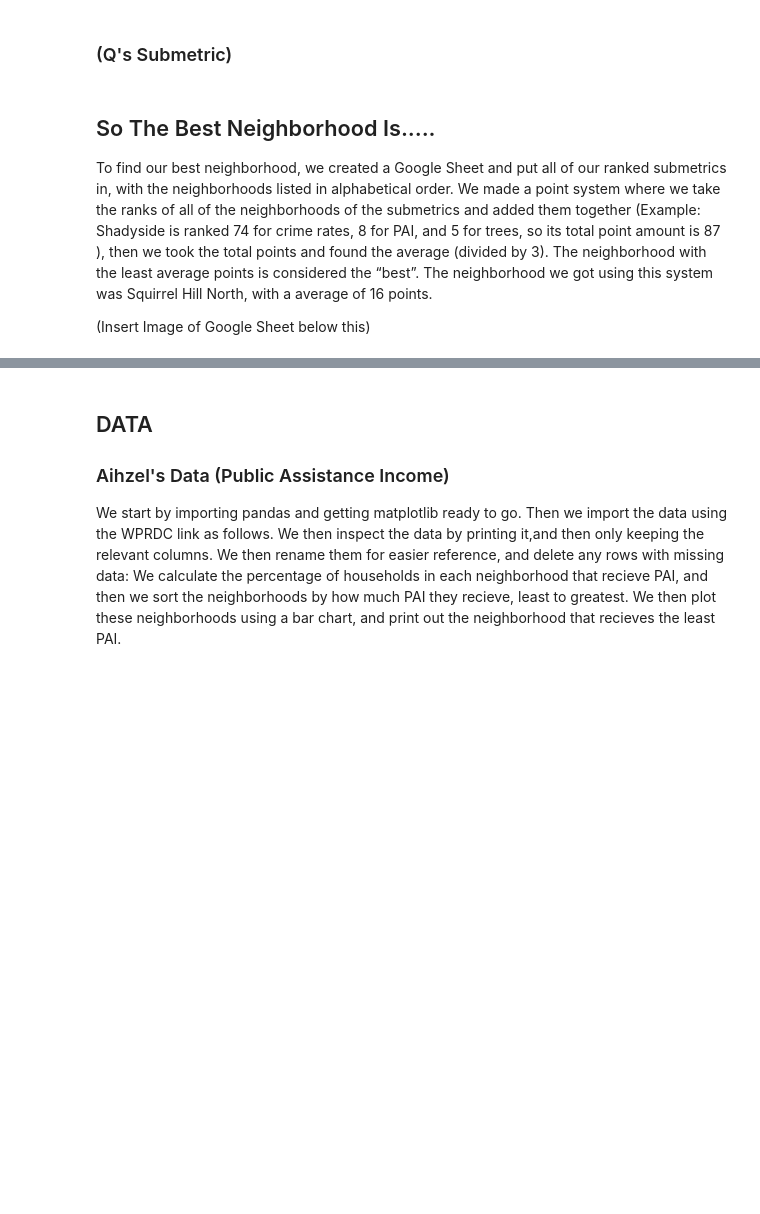
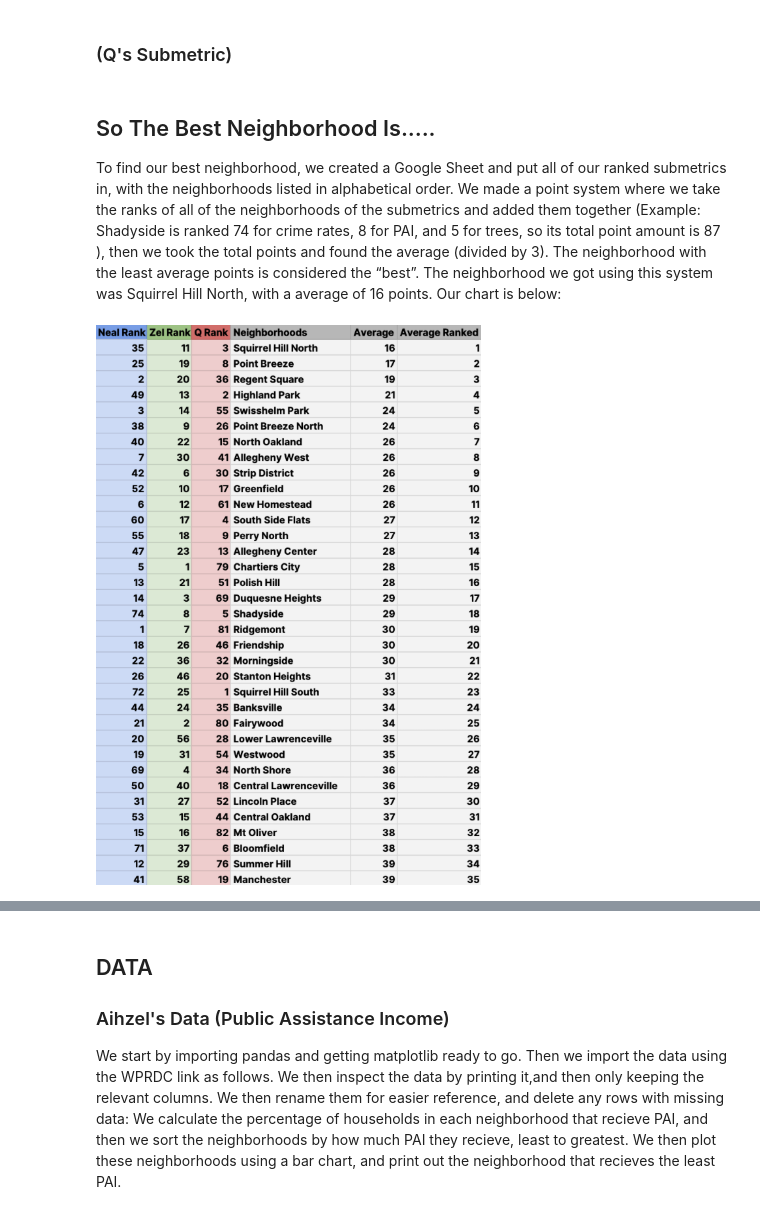
Before and after one commit to aihzelcipriano/finalproject, a Jupyter notebook: FINALREPORT.ipynb, the cells around one changed output, grey strips where cells are left out. Saved outputs shown, nothing was run; the diff lists cells and outputs as text; code cells hidden in the pictures; blank space fills up the shorter version.

```diff
--- a/FINALREPORT.ipynb
+++ b/FINALREPORT.ipynb
@@ -31,9 +33,12 @@ After applying this metric, the neighborhood with the lowest percentage of house
 # %% [markdown]
 ## So The Best Neighborhood Is.....
 
-To find our best neighborhood, we created a Google Sheet and put all of our ranked submetrics in, with the neighborhoods listed in alphabetical order. We made a point system where we take the ranks of all of the neighborhoods of the submetrics and added them together (Example: Shadyside is ranked 74 for crime rates, 8 for PAI, and 5 for trees, so its total point amount is 87 ), then we took the total points and found the average (divided by 3). The neighborhood with the least average points is considered the “best”. The neighborhood we got using this system was Squirrel Hill North, with a average of 16 points.
-
-(Insert Image of Google Sheet below this)
+To find our best neighborhood, we created a Google Sheet and put all of our ranked submetrics in, with the neighborhoods listed in alphabetical order. We made a point system where we take the ranks of all of the neighborhoods of the submetrics and added them together (Example: Shadyside is ranked 74 for crime rates, 8 for PAI, and 5 for trees, so its total point amount is 87 ), then we took the total points and found the average (divided by 3). The neighborhood with the least average points is considered the “best”. The neighborhood we got using this system was Squirrel Hill North, with a average of 16 points. Our chart is below:
+# %%
+from IPython.display import Image
+Image("chart.png")
+# %% [output]
+[figure, added]
 # %% [markdown]
 ## CONCLUSION
 
```
Also changed, not shown: parts of 3 cells of this notebook, 1 other file.
